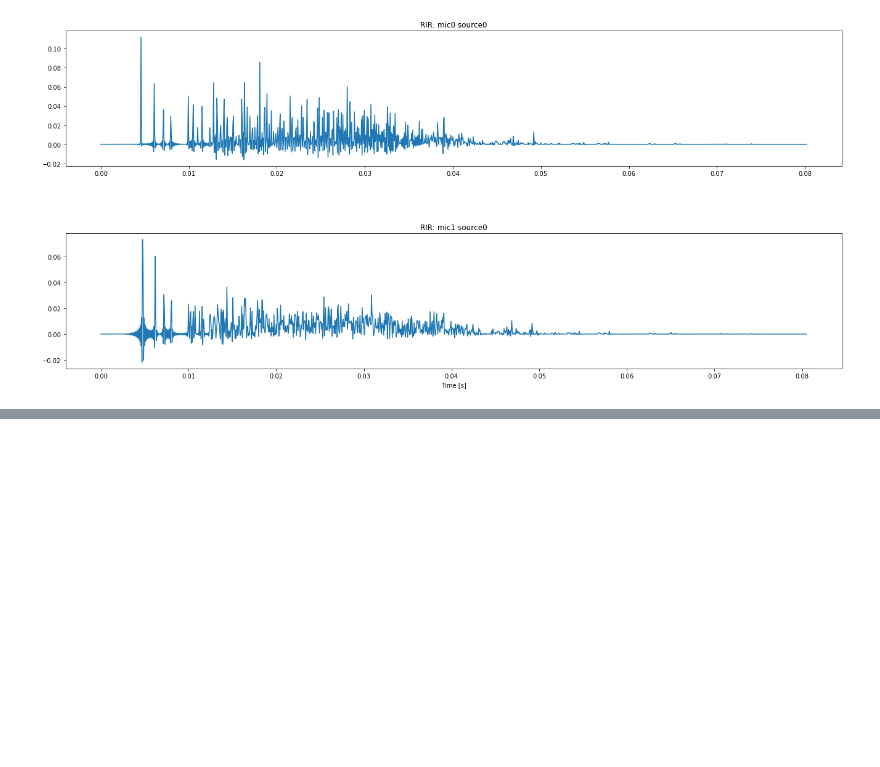
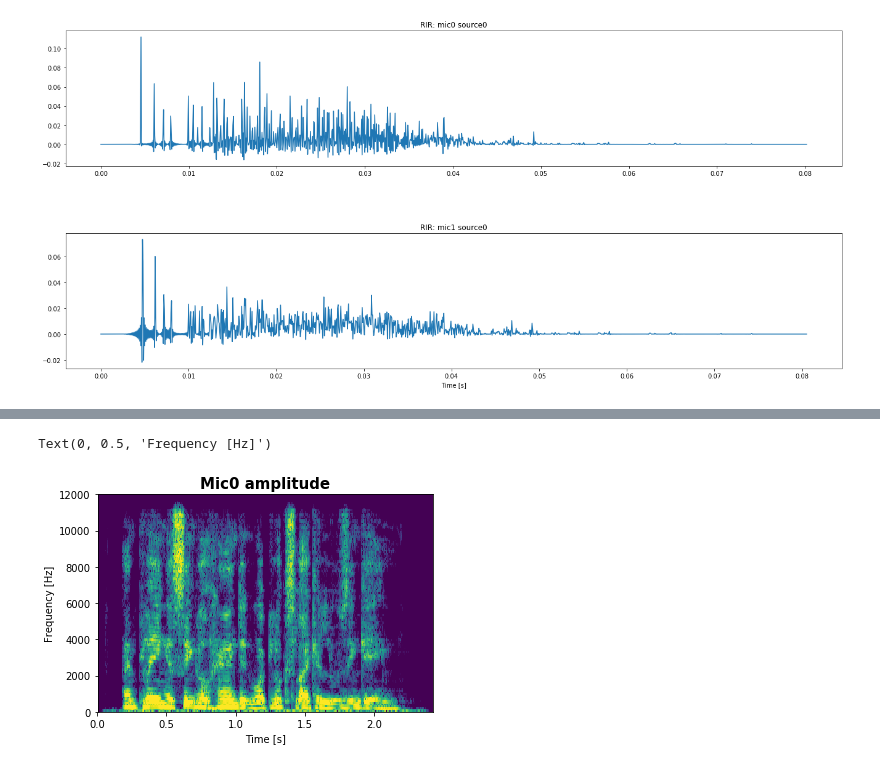
Before and after one commit to YoussefJanjar/Semester-Project-Signal-Processing-Laboratory-2-LTS2-EPFL-Spring-2019, a Jupyter notebook: Trials/pyr_trial.ipynb, the cells around one changed output, grey strips where cells are left out. Cells and saved outputs as stored; diff of their text form; code cells hidden in the pictures; blank space fills up the shorter version.

```diff
--- a/Trials/pyr_trial.ipynb
+++ b/Trials/pyr_trial.ipynb
@@ -105,0 +124,8 @@ Simulated propagation to 2nd mic:
+# %%
+plt.specgram(room.mic_array.signals[0,:].astype(np.float32), NFFT=256, Fs=fs, vmin=-20, vmax=30)
+plt.title('Mic0 amplitude', fontsize=15, fontweight="bold")
+plt.xlabel('Time [s]')
+plt.ylabel('Frequency [Hz]')
+# %% [output]
+Text(0, 0.5, 'Frequency [Hz]')
+[figure, added]
```
Also changed, not shown: parts of 7 cells of this notebook, 22 other files.
